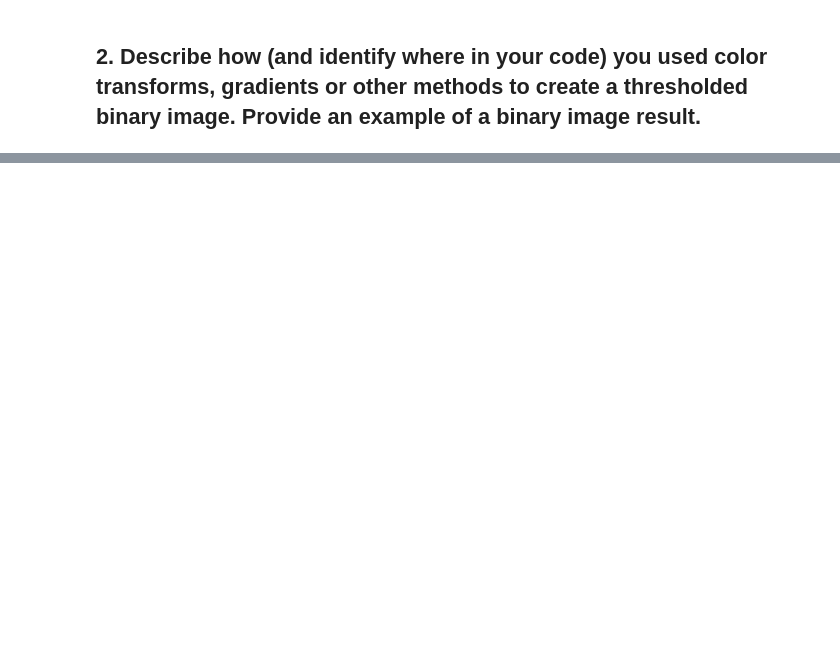
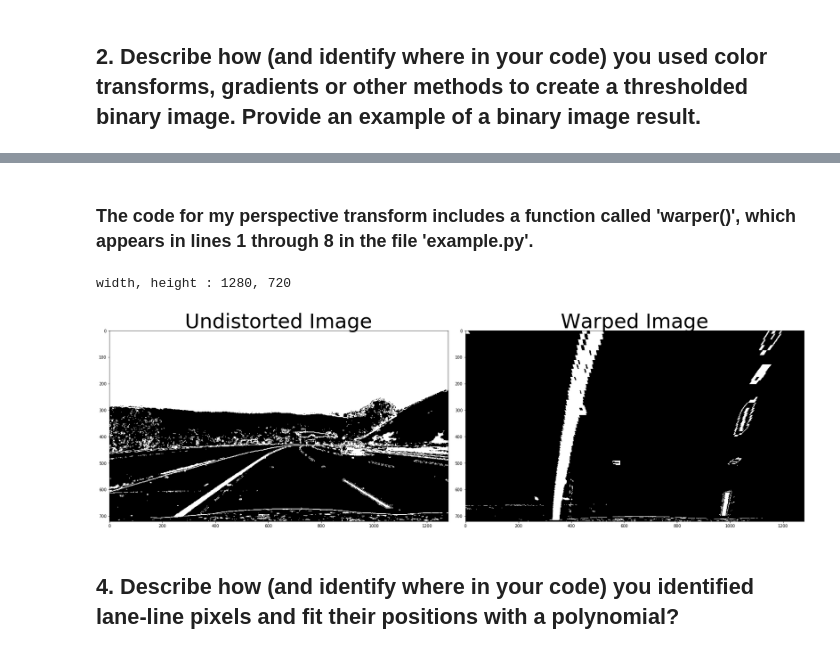
Before and after one commit to dg1106/CarND-Advanced-Lane-Lines, a Jupyter notebook: examples/example.ipynb, the cells around one changed output, grey strips where cells are left out. Saved outputs shown, nothing was run; the diff lists cells and outputs as text; code cells hidden in the pictures; blank space fills up the shorter version.

```diff
--- a/examples/example.ipynb
+++ b/examples/example.ipynb
@@ -201,0 +225,2 @@ NameError: name 'cv2' is not defined
+# %%
+final_thre = combined
@@ -201,0 +229,51 @@ NameError: name 'cv2' is not defined
+# %% [markdown]
+### The code for my perspective transform includes a function called 'warper()', which appears in lines 1 through 8 in the file 'example.py'.
+# %%
+def warper(img, src, dst):
+
+    # Compute and apply perpective transform
+    img_size = (img.shape[1], img.shape[0])
+    M = cv2.getPerspectiveTransform(src, dst)
+    warped = cv2.warpPerspective(img, M, img_size, flags=cv2.INTER_NEAREST)  # keep same size as input image
+
+    return warped
+# %%
+img_width, img_height = (final_thre.shape[1], final_thre.shape[0])
+print('width, height : {}, {}'.format(img_width, img_height))
+
+offset = 100
+src = np.float32([[(img_width/2) - 55, img_height/2 + 100],
+                  [(img_width/6) - 10, img_height],
+                  [(img_width*5/6) + 60, img_height],
+                  [(img_width/2 + 55), img_height/2 + 100]
+                 ])
+dst = np.float32([[(img_width/4), 0],
+                  [(img_width/4), img_height],
+                  [(img_width*3/4), img_height],
+                  [(img_width*3/4), 0]])
+
+#src = np.float32([[585, 460],
+#                  [203, 650],
+#                  [1127, 650],
+#                  [695, 460]
+#                 ])
+#dst = np.float32([[320, 0],
+#                  [320, 650],
+#                  [960, 650],
+#                  [960, 0]])
+
+top_down = warper(final_thre, src, dst)
+# %% [output]
+width, height : 1280, 720
+# %%
+f, (ax1, ax2) = plt.subplots(1, 2, figsize=(24, 9))
+f.tight_layout()
+ax1.imshow(final_thre, cmap='gray')
+ax1.set_title('Undistorted Image', fontsize=50)
+ax2.imshow(top_down, cmap='gray')
+ax2.set_title('Warped Image', fontsize=50)
+plt.subplots_adjust(left=0., right=1, top=0.9, bottom=0.)
+# %% [output]
+[figure, added]
+# %% [markdown]
+## 4. Describe how (and identify where in your code) you identified lane-line pixels and fit their positions with a polynomial?
```
Also changed, not shown: parts of 25 cells of this notebook, 13 other files.
